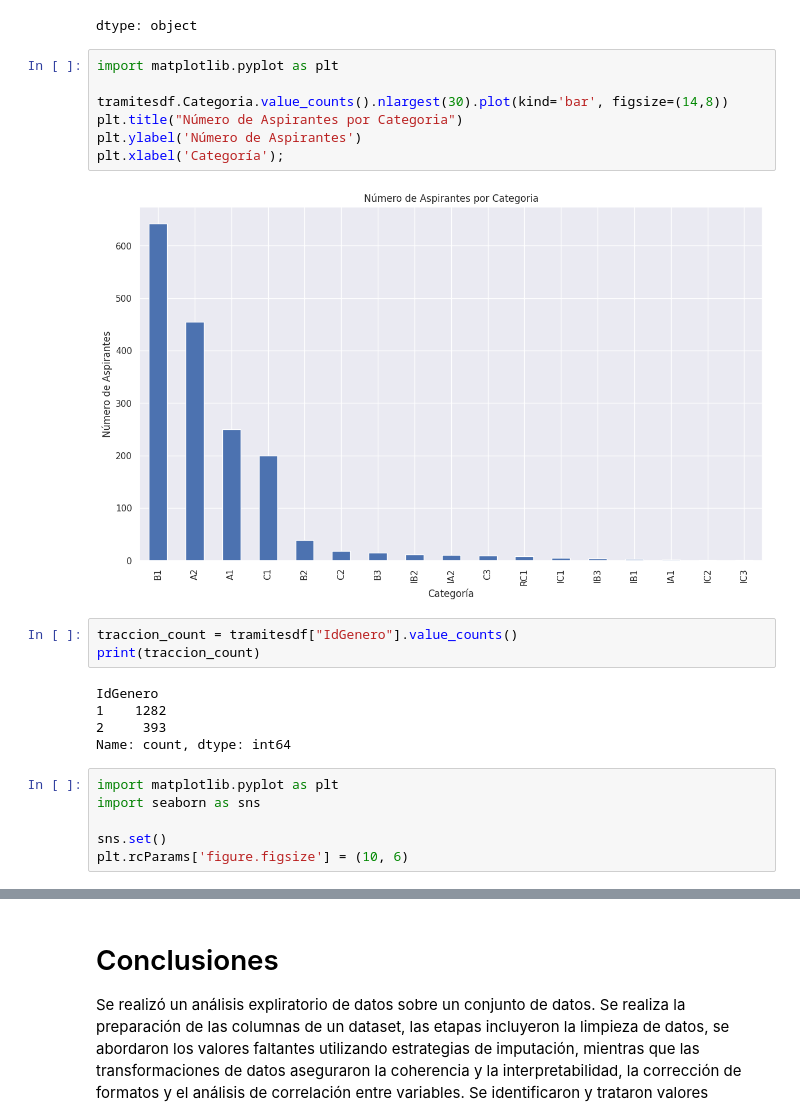
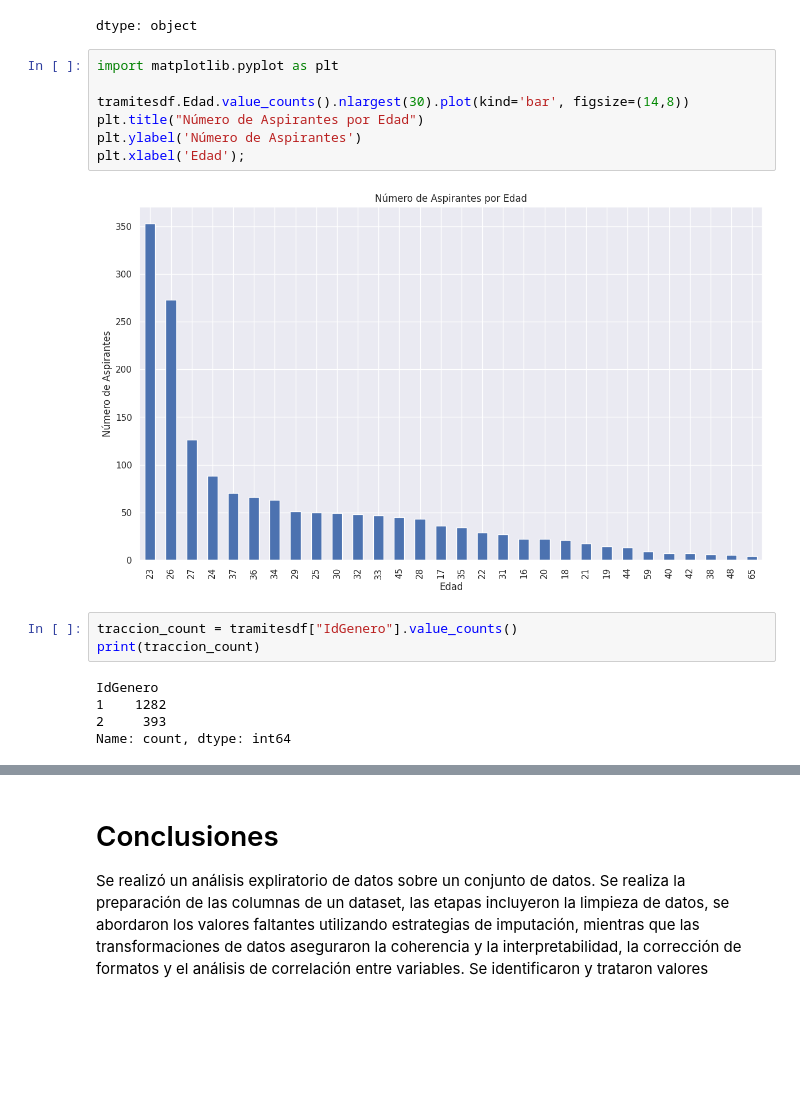
Before and after one commit to cam2149/AnalisisDatosI, a Jupyter notebook: Entregable_PreparacióndeDatos.ipynb, the cells around one changed output, grey strips where cells are left out. Cells and saved outputs as stored; diff of their text form; blank space fills up the shorter version.

```diff
--- a/Entregable_PreparacióndeDatos.ipynb
+++ b/Entregable_PreparacióndeDatos.ipynb
@@ -546,12 +541,12 @@ dtype: object
 # %%
 import matplotlib.pyplot as plt
 
-tramitesdf.Categoria.value_counts().nlargest(30).plot(kind='bar', figsize=(14,8))
-plt.title("Número de Aspirantes por Categoria")
+tramitesdf.Edad.value_counts().nlargest(30).plot(kind='bar', figsize=(14,8))
+plt.title("Número de Aspirantes por Edad")
 plt.ylabel('Número de Aspirantes')
-plt.xlabel('Categoría');
+plt.xlabel('Edad');
 # %% [output]
-[figure, old version]
+[figure, new version]
 # %%
 traccion_count = tramitesdf["IdGenero"].value_counts()
 print(traccion_count)
@@ -560,9 +555,3 @@ IdGenero
 1    1282
 2     393
 Name: count, dtype: int64
-# %%
-import matplotlib.pyplot as plt
-import seaborn as sns
-
-sns.set()
-plt.rcParams['figure.figsize'] = (10, 6)
```
Also changed, not shown: parts of 6 cells of this notebook.
